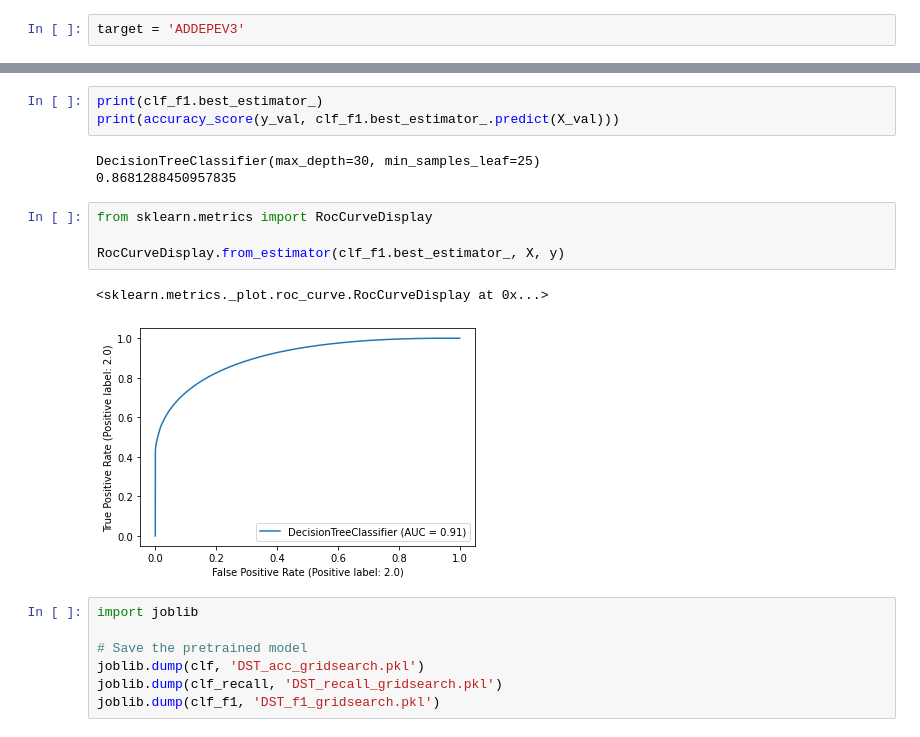
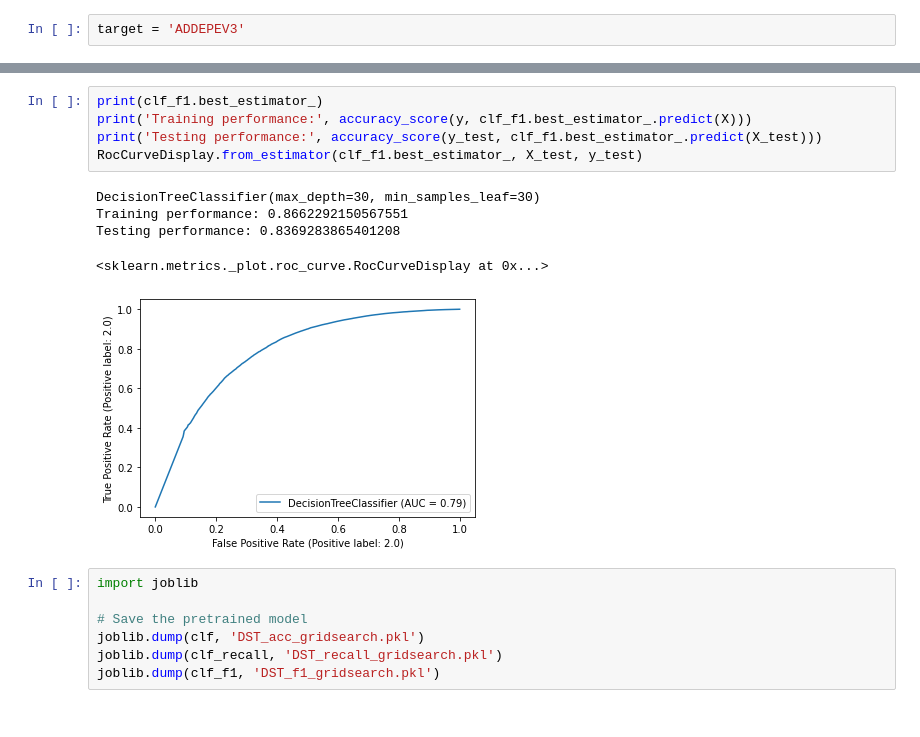
Before and after one commit to JIElite/TWDS-medical, a Jupyter notebook: notebook/GridSearch_DT_Baseline.ipynb, the cells around one changed output, grey strips where cells are left out. Cells and saved outputs as stored; diff of their text form.

```diff
--- a/notebook/GridSearch_DT_Baseline.ipynb
+++ b/notebook/GridSearch_DT_Baseline.ipynb
@@ -115,17 +94,15 @@ GridSearchCV(estimator=DecisionTreeClassifier(), n_jobs=16,
              return_train_score=True, scoring='f1')
 # %%
 print(clf_f1.best_estimator_)
-print(accuracy_score(y_val, clf_f1.best_estimator_.predict(X_val)))
+print('Training performance:', accuracy_score(y, clf_f1.best_estimator_.predict(X)))
+print('Testing performance:', accuracy_score(y_test, clf_f1.best_estimator_.predict(X_test)))
+RocCurveDisplay.from_estimator(clf_f1.best_estimator_, X_test, y_test)
 # %% [output]
-DecisionTreeClassifier(max_depth=30, min_samples_leaf=25)
-0.8681288450957835
+DecisionTreeClassifier(max_depth=30, min_samples_leaf=30)
+Training performance: 0.8662292150567551
+Testing performance: 0.8369283865401208
+<sklearn.metrics._plot.roc_curve.RocCurveDisplay at 0x...>
+[figure, added]
-# %%
-from sklearn.metrics import RocCurveDisplay
-
-RocCurveDisplay.from_estimator(clf_f1.best_estimator_, X, y)
-# %% [output]
-<sklearn.metrics._plot.roc_curve.RocCurveDisplay at 0x...>
-[figure, removed]
 # %%
 import joblib
 
```
Also changed, not shown: parts of 16 cells of this notebook.
